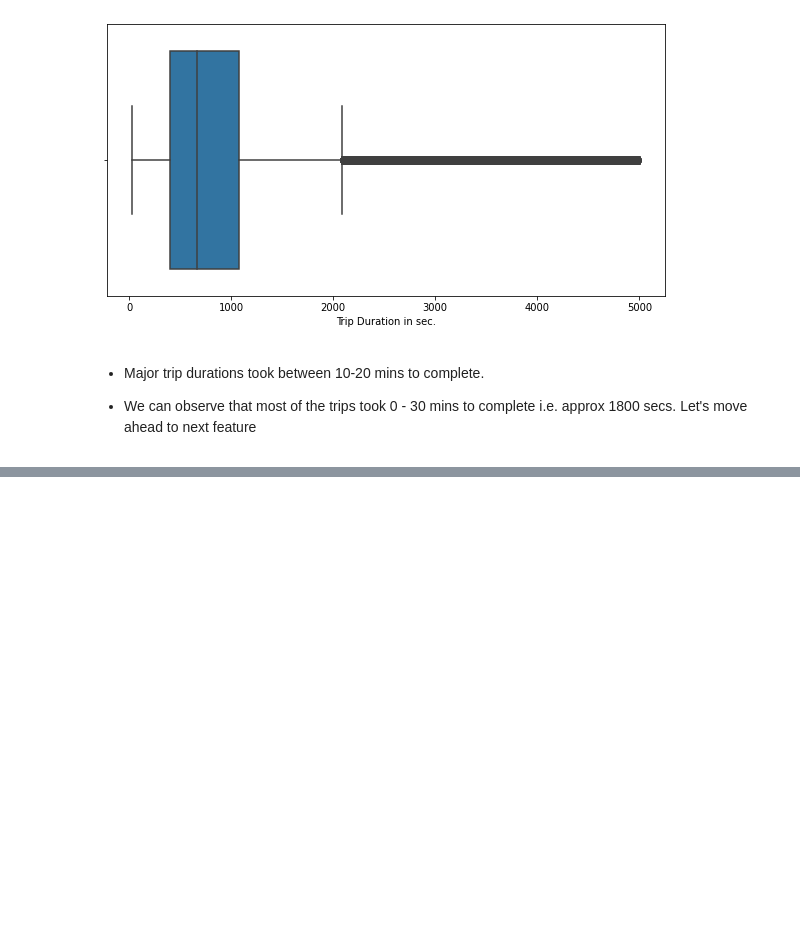
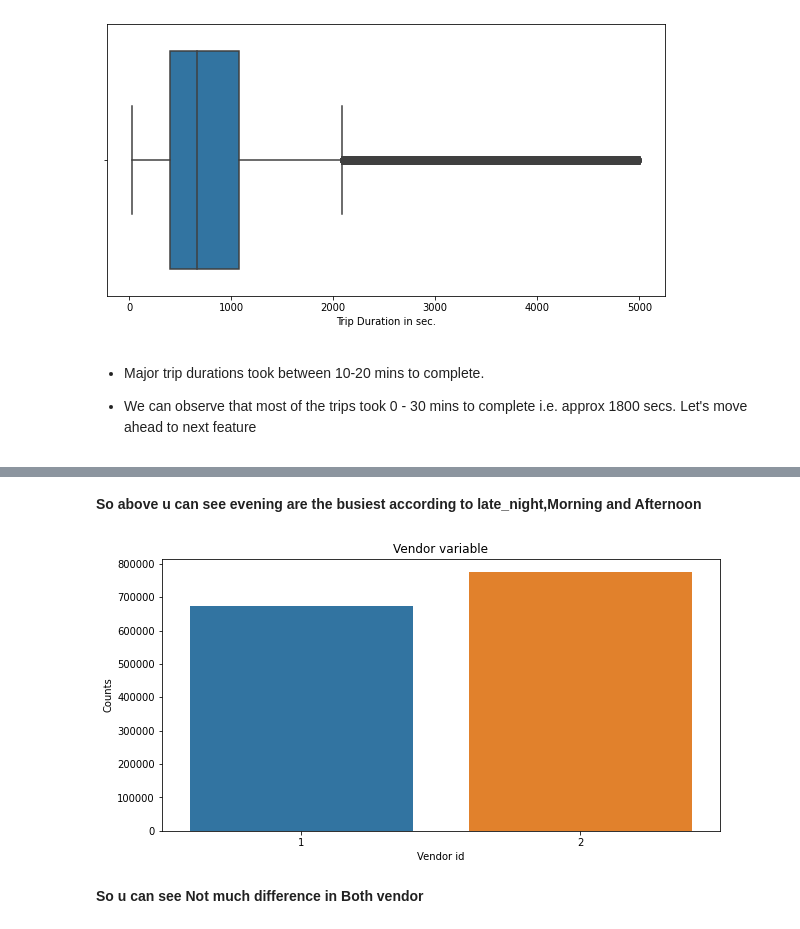
Before and after one commit to AbhijeetS1112/NYC-Taxi-Trip-Time-Prediction----ALMA, a Jupyter notebook: NYC_Taxi_Trip_Time_Prediction.ipynb, the cells around one changed output, grey strips where cells are left out. Cells and saved outputs as stored; diff of their text form; code cells hidden in the pictures; blank space fills up the shorter version.

```diff
--- a/NYC_Taxi_Trip_Time_Prediction.ipynb
+++ b/NYC_Taxi_Trip_Time_Prediction.ipynb
@@ -416,0 +437,14 @@ plt.show()
+# %% [markdown]
+**So above u can see evening are the busiest according to late_night,Morning and Afternoon**
+# %%
+## Vendor id
+plt.figure(figsize=(10,5))
+sns.countplot(x="vendor_id",data=df)
+plt.title("Vendor variable")
+plt.xlabel("Vendor id")
+plt.ylabel("Counts")
+plt.show()
+# %% [output]
+[figure, added]
+# %% [markdown]
+**So u can see Not much difference in Both vendor**
```
Also changed, not shown: parts of 23 cells of this notebook.
